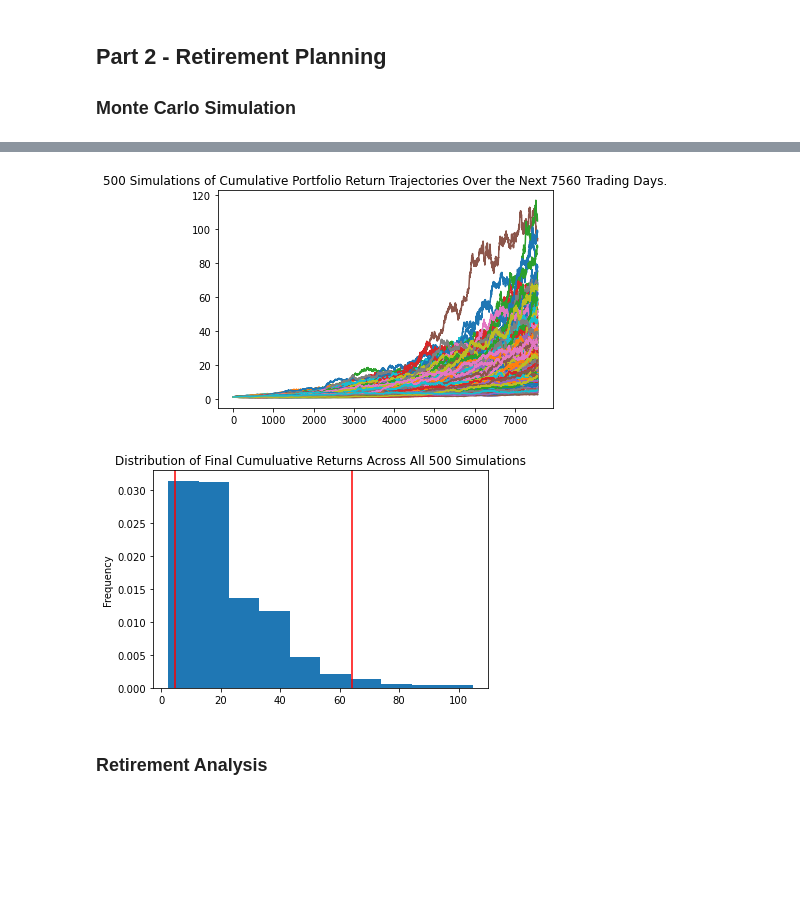
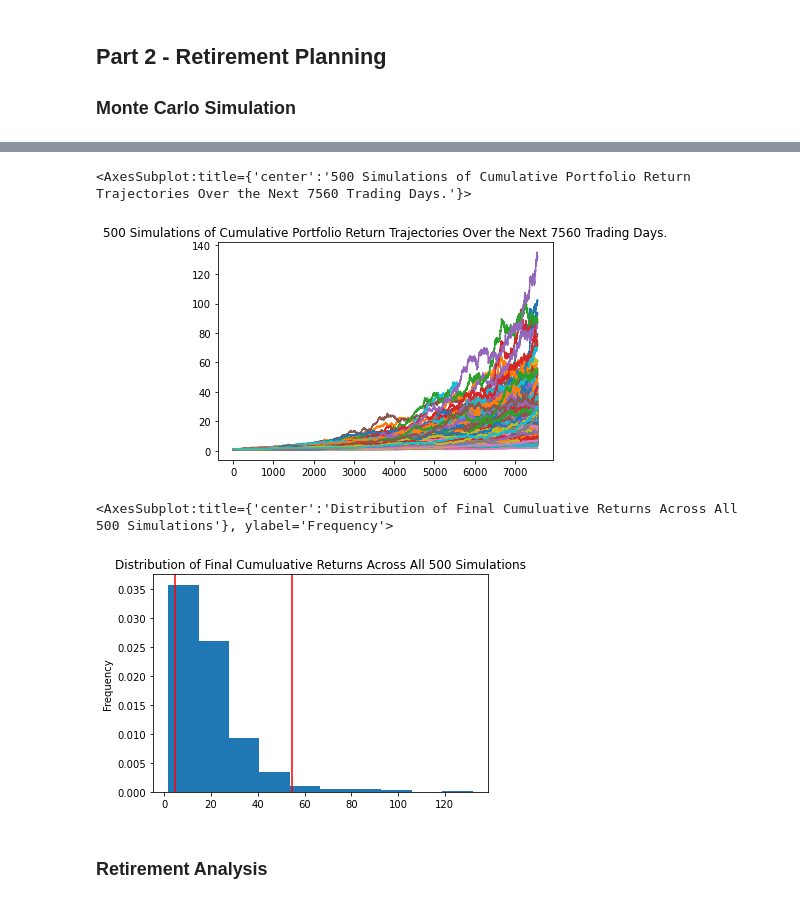
Before and after one commit to CascadingDoomPony/Personal_Finance_Planner, a Jupyter notebook: financial-planner.ipynb, the cells around one changed output, grey strips where cells are left out. Drawn from its saved outputs; the diff is of its cells as text; code cells hidden in the pictures; blank space fills up the shorter version.

Commit message:
finished up stock portfolio, savings analysis, and Monte Carlo simulation

```diff
--- a/financial-planner.ipynb
+++ b/financial-planner.ipynb
@@ -166,12 +186,19 @@ Congratulations! You have enough money in your emergency fund.
 # %%
 # Set start and end dates of five years back from today.
 # Sample results may vary from the solution based on the time frame chosen
-start_date = pd.Timestamp('2016-05-01', tz='America/New_York').isoformat()
-end_date = pd.Timestamp('2021-05-01', tz='America/New_York').isoformat()
+# Copying end date from above
+start_date = pd.Timestamp('2017-01-01', tz='America/New_York').isoformat()
+end_date = pd.Timestamp('2022-01-01', tz='America/New_York').isoformat()
 # %%
 # Get 5 years' worth of historical data for SPY and AGG
 # (use a limit=1000 parameter to call the most recent 1000 days of data)
-# YOUR CODE HERE!
+df_stock_data = api.get_barset(
+    tickers,
+    timeframe,
+    start=start_date,
+    end=end_date,
+    limit=1000
+).df
 
 # Display sample data
 df_stock_data.head()
@@ -186,0 +214,4 @@ df_stock_data.head()
+# %%
+# Configuring a Monte Carlo simulation to forecast 30 years cumulative returns
+# Configure Monte Carlo simulation for 40% AGG, 60% SPY, running 500 times for a period of 30 years of 252 trading days
+mc_simulator = MCSimulation(df_stock_data, [0.4, 0.6], 500,  252*30)
@@ -236,13 +275,15 @@ Running Monte Carlo simulation number 490.
 # %%
 # Plot simulation outcomes
-# YOUR CODE HERE!
+mc_simulator.plot_simulation()
 # %% [output]
+<AxesSubplot:title={'center':'500 Simulations of Cumulative Portfolio Return Trajectories Over the Next 7560 Trading Days.'}>
-[figure, old version]
+[figure, new version]
 # %%
 # Plot probability distribution and confidence intervals
-# YOUR CODE HERE!
+mc_simulator.plot_distribution()
 # %% [output]
+<AxesSubplot:title={'center':'Distribution of Final Cumuluative Returns Across All 500 Simulations'}, ylabel='Frequency'>
-[figure, old version]
+[figure, new version]
 # %% [markdown]
 ### Retirement Analysis
 # %%
```
Also changed, not shown: parts of 13 cells of this notebook.
